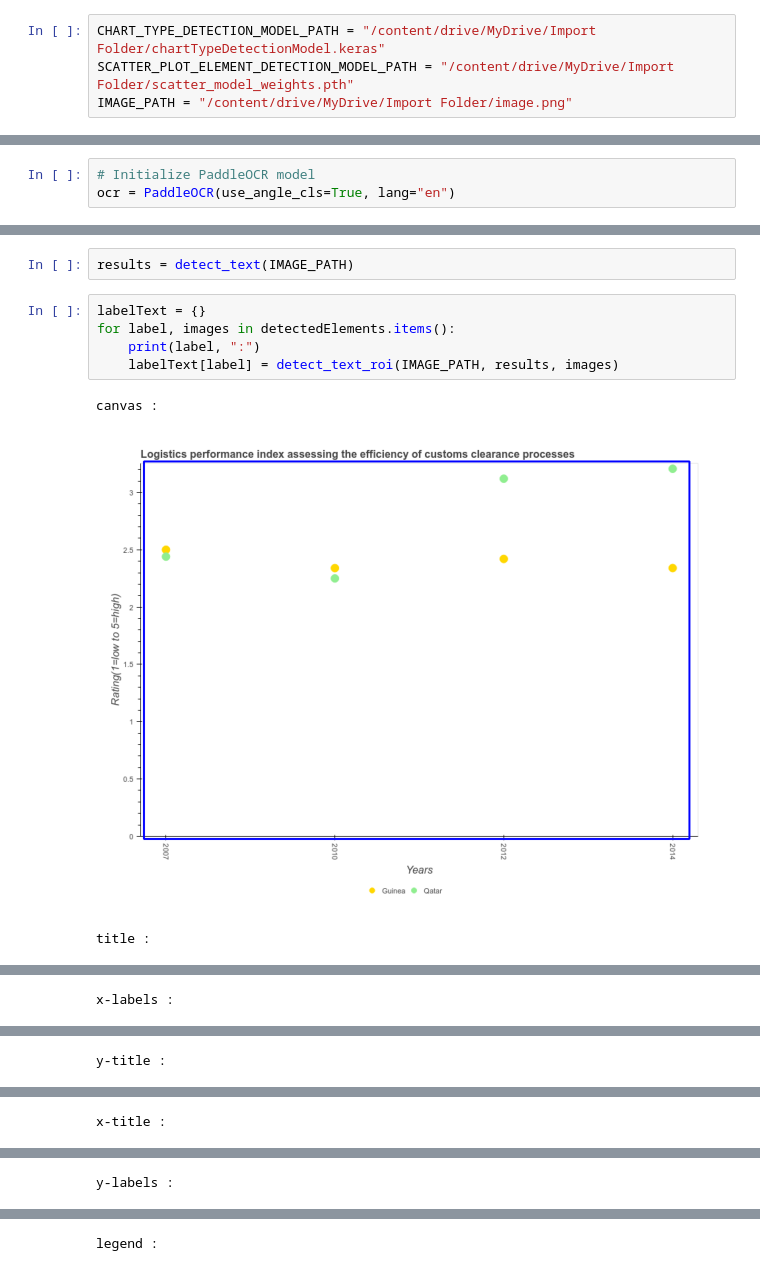
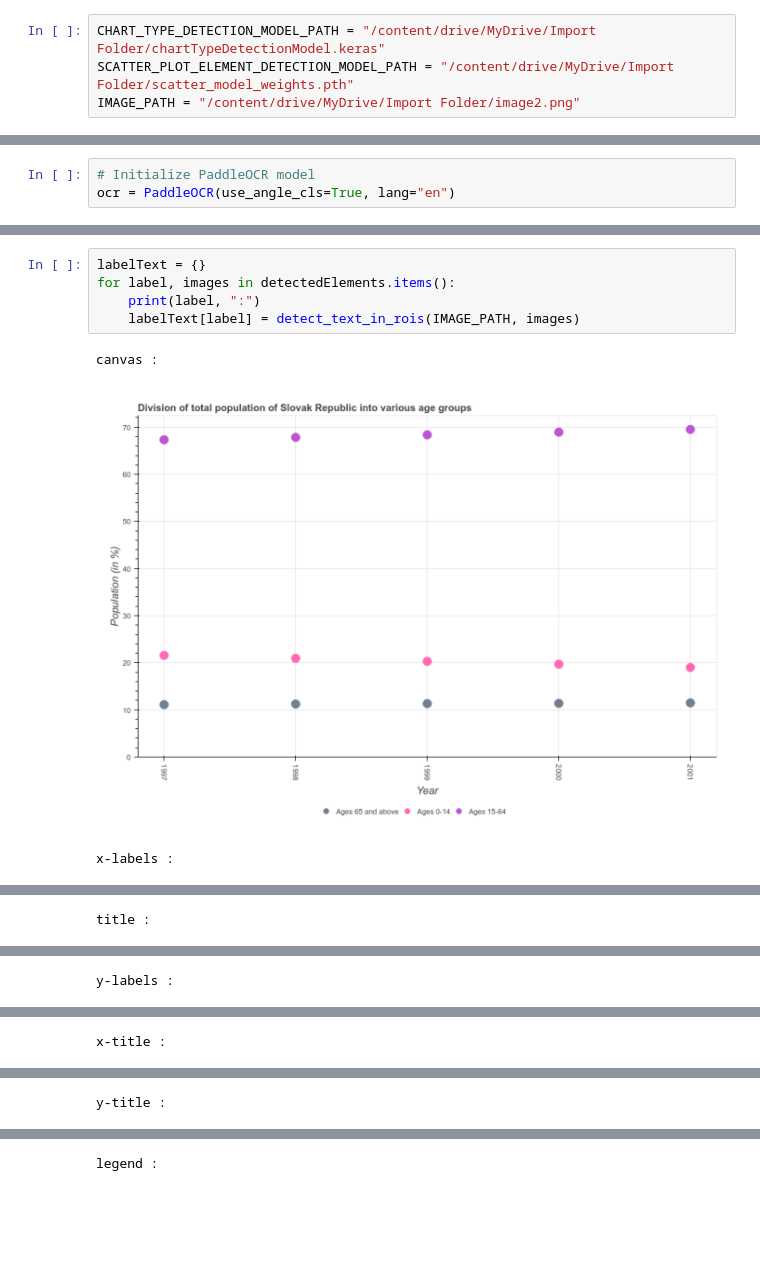
Before and after one commit to AryanAAB/Chart-Detection, a Jupyter notebook: ScatterPlotDetection.ipynb, the cells around one changed output, grey strips where cells are left out. Saved outputs shown, nothing was run; the diff lists cells and outputs as text; blank space fills up the shorter version.

Commit message:
Used PaddleOCR for text extraction for each ROI

```diff
--- a/ScatterPlotDetection.ipynb
+++ b/ScatterPlotDetection.ipynb
@@ -88,7 +88,7 @@ Drive already mounted at /content/drive; to attempt to forcibly remount, call dr
 # %%
 CHART_TYPE_DETECTION_MODEL_PATH = "/content/drive/MyDrive/Import Folder/chartTypeDetectionModel.keras"
 SCATTER_PLOT_ELEMENT_DETECTION_MODEL_PATH = "/content/drive/MyDrive/Import Folder/scatter_model_weights.pth"
-IMAGE_PATH = "/content/drive/MyDrive/Import Folder/image.png"
+IMAGE_PATH = "/content/drive/MyDrive/Import Folder/image2.png"
 # %% [markdown]
 # Detect Chart Type
 # %%
@@ -283,14 +263,12 @@ def detect_text_roi(image_path, results, rois):
     plt.show()
 
     return detected_text  # Return list of (bounding_box, text)
-# %%
-results = detect_text(IMAGE_PATH)
 # %%
 labelText = {}
 for label, images in detectedElements.items():
     print(label, ":")
-    labelText[label] = detect_text_roi(IMAGE_PATH, results, images)
+    labelText[label] = detect_text_in_rois(IMAGE_PATH, images)
 # %% [output]
 canvas :
-[figure, old version]
+[figure, new version]
-title :
+x-labels :
@@ -298 +276 @@ title :
-x-labels :
+title :
@@ -300 +278 @@ x-labels :
-y-title :
+y-labels :
@@ -304 +282 @@ x-title :
-y-labels :
+y-title :
```
Also changed, not shown: parts of 8 cells of this notebook, 9 other files.
